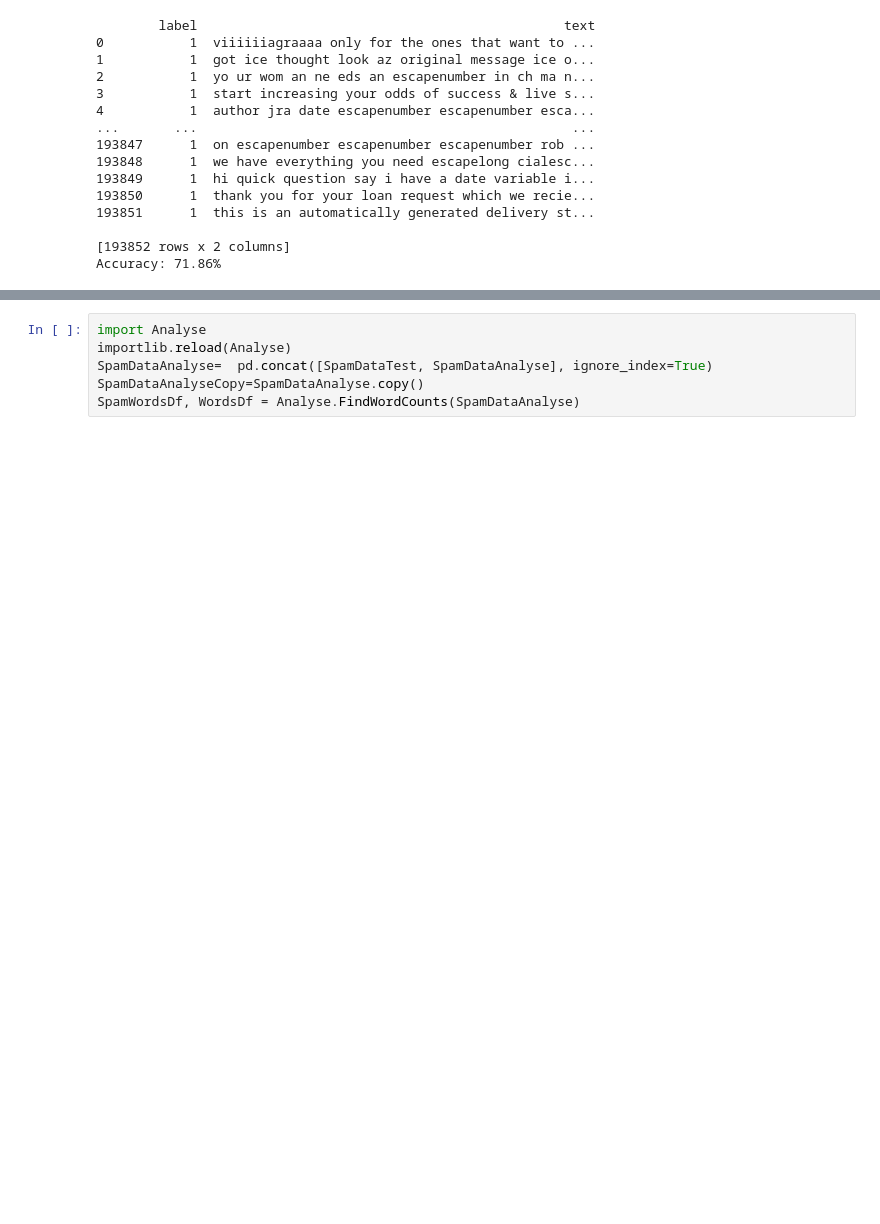
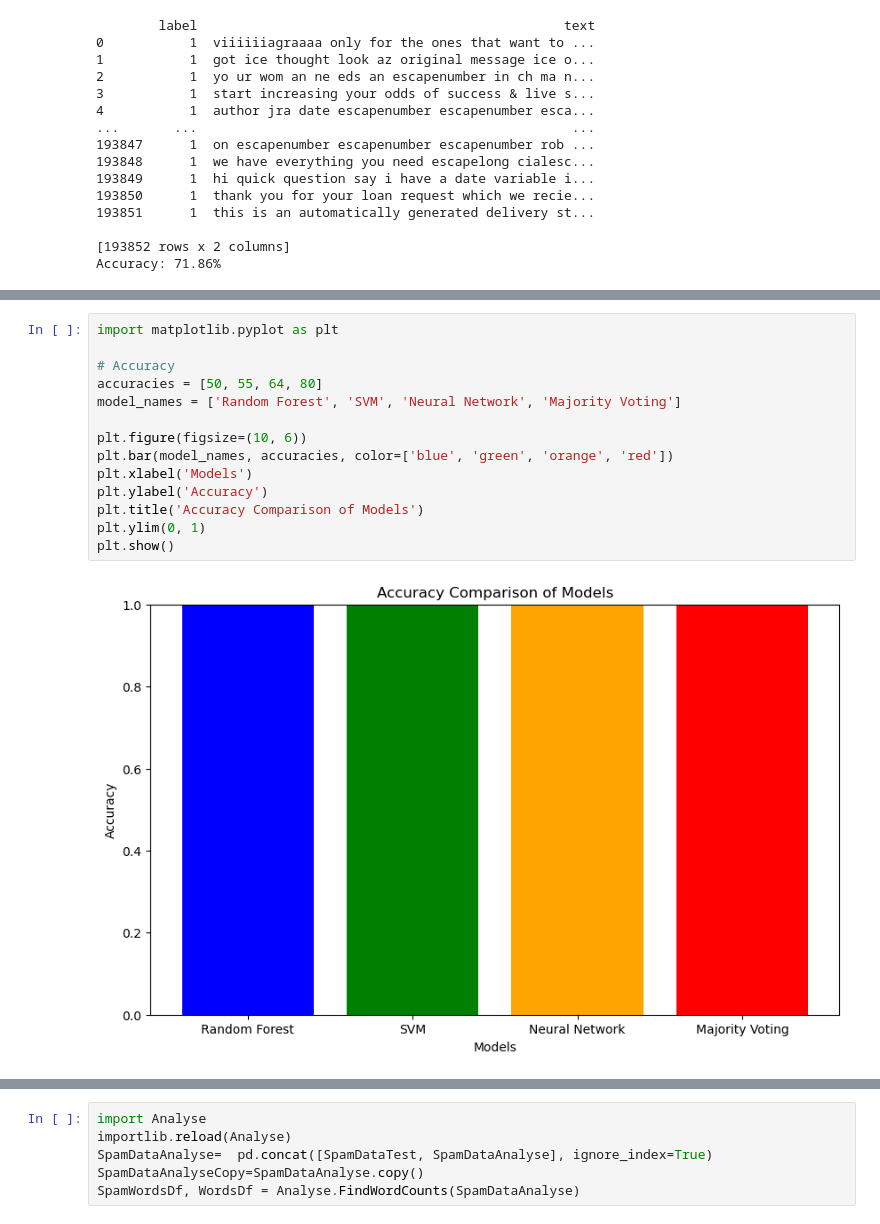
Before and after one commit to RaivoPoisu/SpamMail5, a Jupyter notebook: main.ipynb, the cells around one changed output, grey strips where cells are left out. Saved outputs shown, nothing was run; the diff lists cells and outputs as text; blank space fills up the shorter version.

```diff
--- a/main.ipynb
+++ b/main.ipynb
@@ -117,0 +214,16 @@ Model.SaveModel(SVM,"SVM")
+# %%
+import matplotlib.pyplot as plt
+
+# Accuracy
+accuracies = [50, 55, 64, 80]
+model_names = ['Random Forest', 'SVM', 'Neural Network', 'Majority Voting']
+
+plt.figure(figsize=(10, 6))
+plt.bar(model_names, accuracies, color=['blue', 'green', 'orange', 'red'])
+plt.xlabel('Models')
+plt.ylabel('Accuracy')
+plt.title('Accuracy Comparison of Models')
+plt.ylim(0, 1)
+plt.show()
+# %% [output]
+[figure, added]
```
Also changed, not shown: parts of 22 cells of this notebook, 4 other files.
